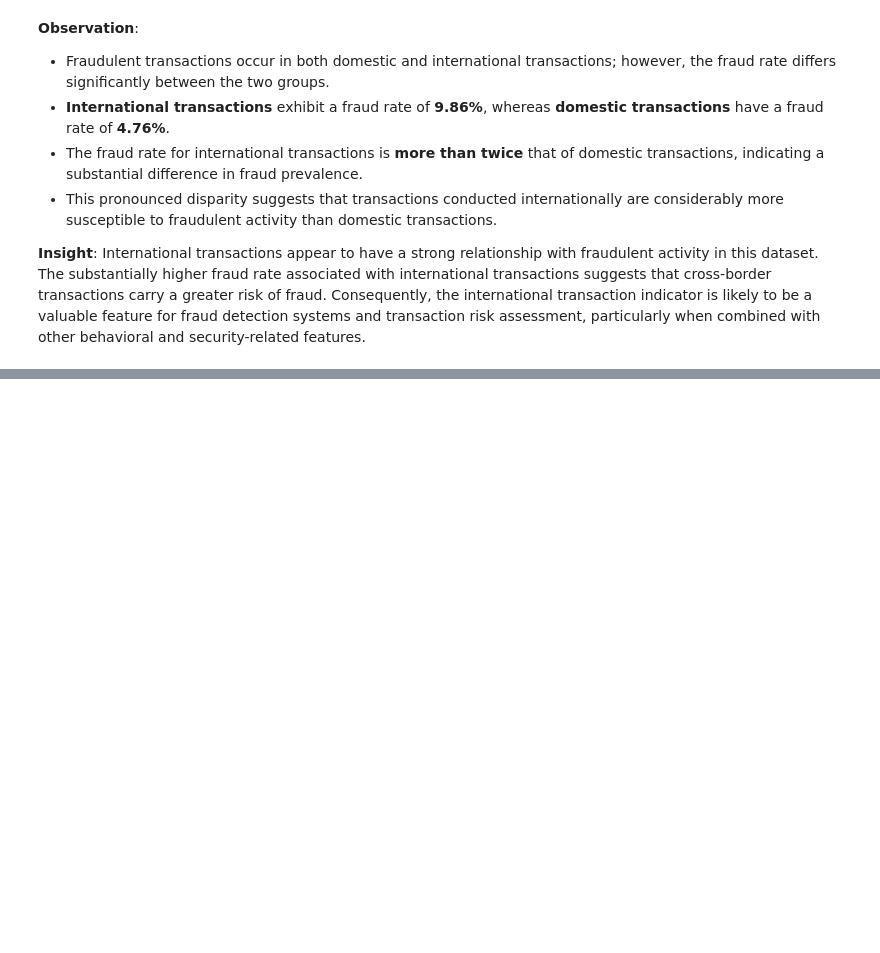
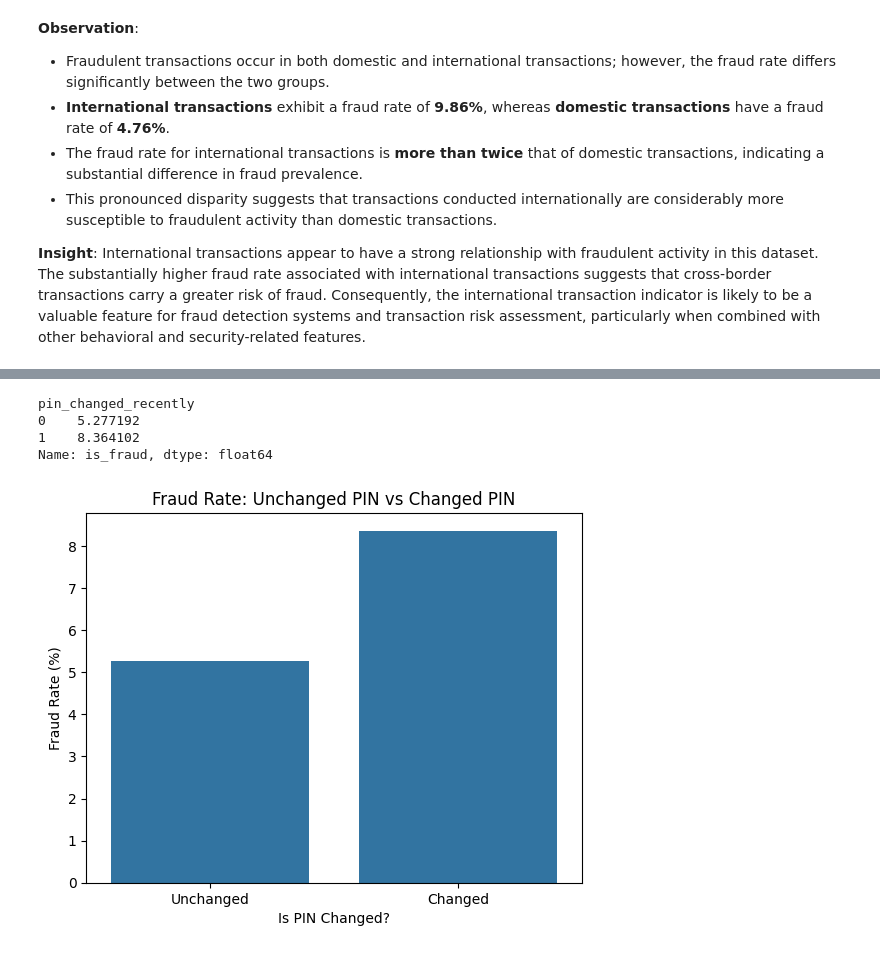
Before and after one commit to abhi-saurav-saroya/bank-fraud-eda, a Jupyter notebook: notebooks/02_exploratory_data_analysis.ipynb, the cells around one changed output, grey strips where cells are left out. Drawn from its saved outputs; the diff is of its cells as text; code cells hidden in the pictures; blank space fills up the shorter version.

```diff
--- a/notebooks/02_exploratory_data_analysis.ipynb
+++ b/notebooks/02_exploratory_data_analysis.ipynb
@@ -2366,0 +2397,30 @@ plt.show()
+# %%
+(
+    df.groupby("pin_changed_recently")["is_fraud"]
+      .mean()
+      .mul(100)
+)
+# %% [output]
+pin_changed_recently
+0    5.277192
+1    8.364102
+Name: is_fraud, dtype: float64
+# %%
+pin_change_fraud_rate = (
+    df.groupby("pin_changed_recently")["is_fraud"]
+      .mean()
+      .mul(100)
+)
+
+sns.barplot(
+    x=["Unchanged", "Changed"],
+    y=pin_change_fraud_rate.values
+)
+
+plt.title("Fraud Rate: Unchanged PIN vs Changed PIN")
+plt.xlabel("Is PIN Changed?")
+plt.ylabel("Fraud Rate (%)")
+
+plt.show()
+# %% [output]
+[figure, added]
```
Also changed, not shown: parts of 5 cells of this notebook.
